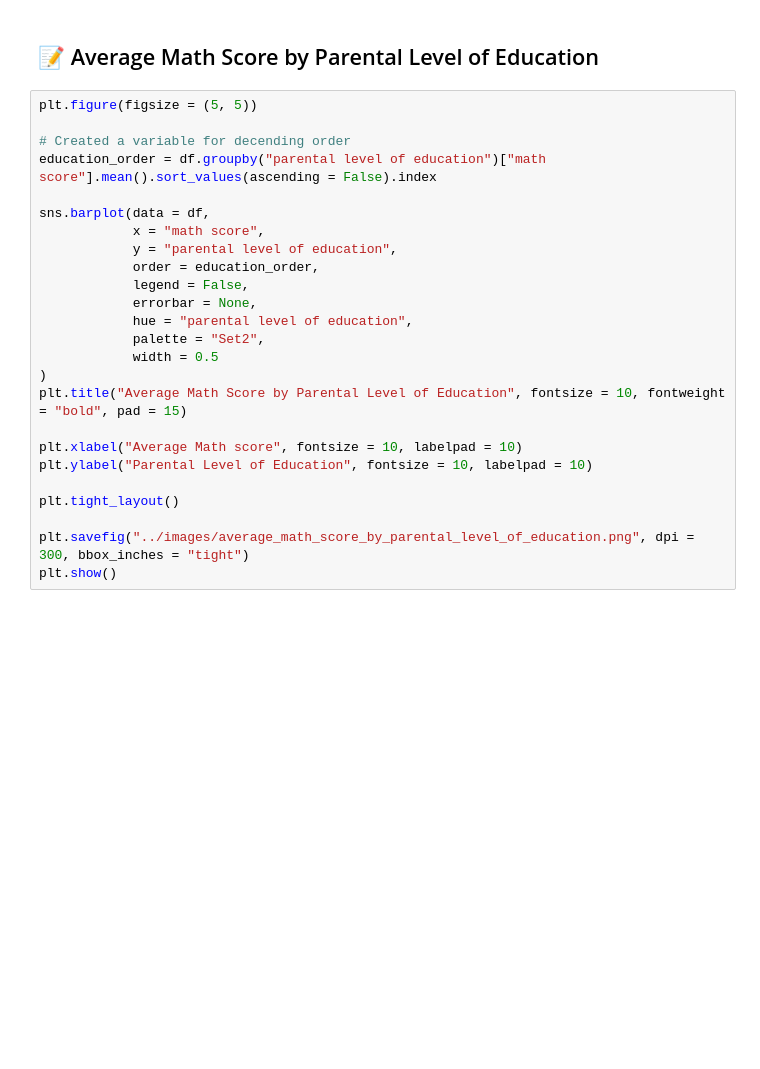
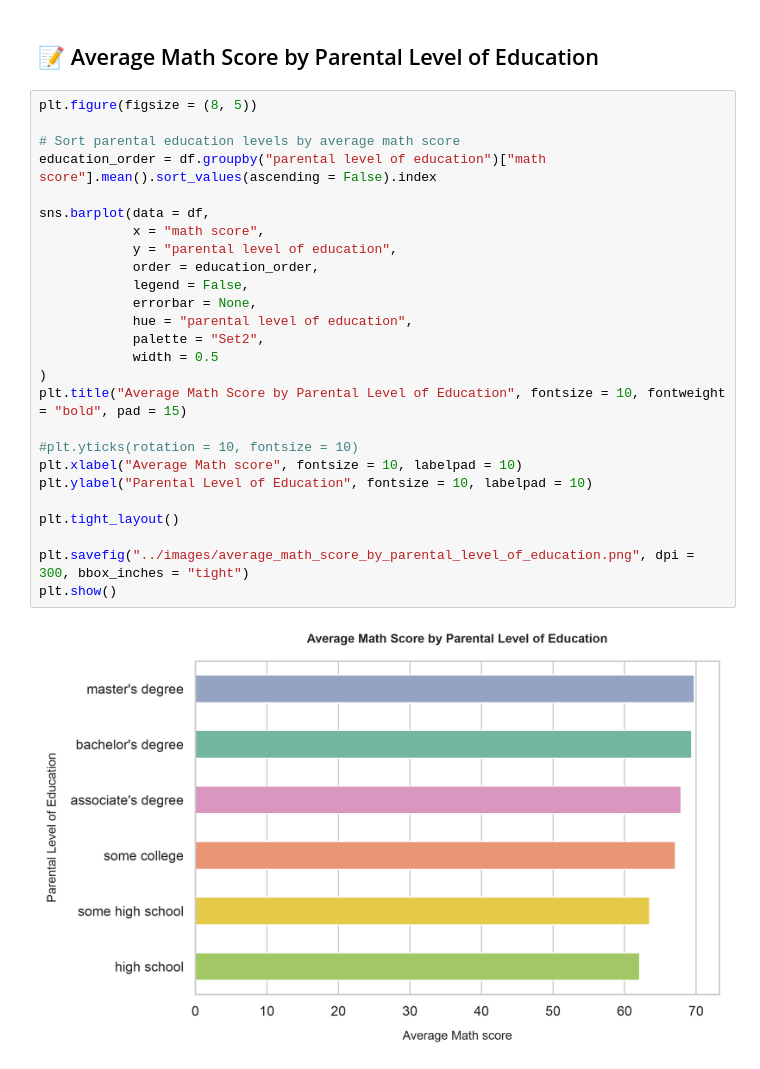
Before and after one commit to Pratyush-Guleria/data-analysis-projects, a Jupyter notebook: project-01-student-performance-analysis/notebooks/01_eda.ipynb, the cells around one changed output. Drawn from its saved outputs; the diff is of its cells as text; blank space fills up the shorter version.

```diff
--- a/project-01-student-performance-analysis/notebooks/01_eda.ipynb
+++ b/project-01-student-performance-analysis/notebooks/01_eda.ipynb
@@ -531,27 +531,30 @@ plt.show()
 # %% [markdown]
 ## 📝 Average Math Score by Parental Level of Education
 # %%
-plt.figure(figsize = (5, 5))
+plt.figure(figsize = (8, 5))
 
-# Created a variable for decending order
+# Sort parental education levels by average math score
 education_order = df.groupby("parental level of education")["math score"].mean().sort_values(ascending = False).index
 
 sns.barplot(data = df,
             x = "math score",
             y = "parental level of education",
             order = education_order,
             legend = False,
             errorbar = None,
             hue = "parental level of education",
             palette = "Set2",
             width = 0.5
 )
 plt.title("Average Math Score by Parental Level of Education", fontsize = 10, fontweight = "bold", pad = 15)
 
+#plt.yticks(rotation = 10, fontsize = 10)
 plt.xlabel("Average Math score", fontsize = 10, labelpad = 10)
 plt.ylabel("Parental Level of Education", fontsize = 10, labelpad = 10)
 
 plt.tight_layout()
 
 plt.savefig("../images/average_math_score_by_parental_level_of_education.png", dpi = 300, bbox_inches = "tight")
 plt.show()
+# %% [output]
+[figure, added]
```
Also changed, not shown: parts of 1 cell of this notebook.
